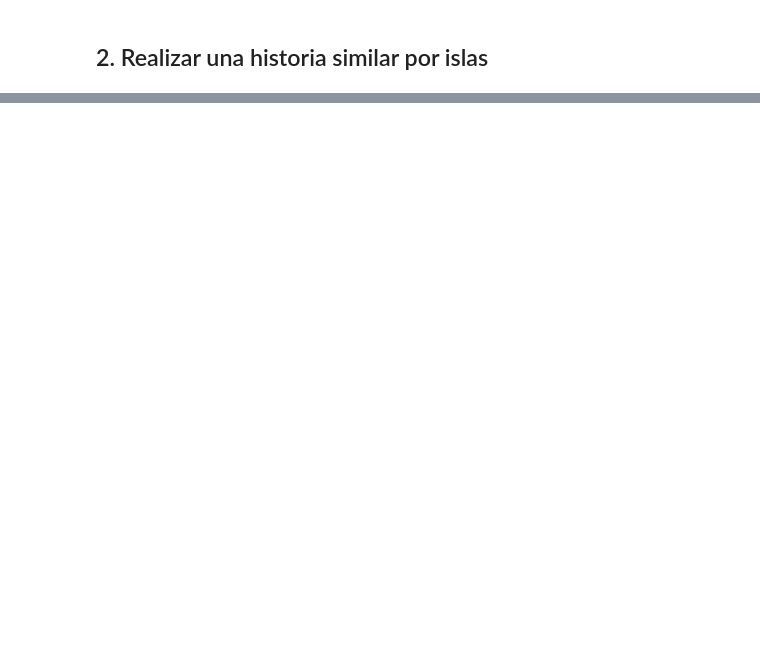
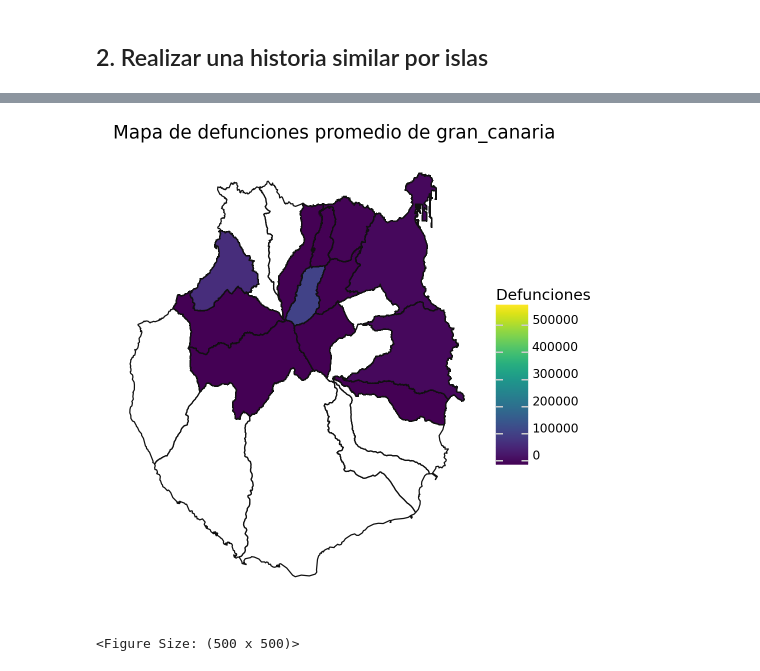
Before and after one commit to alu0101351773/VIS_practicas, a Jupyter notebook: src/jorge_cabrera_alu0101351773_comunicacion_efectiva.ipynb, the cells around one changed output, grey strips where cells are left out. Drawn from its saved outputs; the diff is of its cells as text; code cells hidden in the pictures; blank space fills up the shorter version.

```diff
--- a/src/jorge_cabrera_alu0101351773_comunicacion_efectiva.ipynb
+++ b/src/jorge_cabrera_alu0101351773_comunicacion_efectiva.ipynb
@@ -26,4 +31,14 @@ display(df)
 # %% [markdown]
 ## 2. Realizar una historia similar por islas
 # %%
-canary_islands = gp.read_file('../data/indicadores_poblacion_municipios.geojson')
+canary_islands = gp.read_file('../data/indicadores_poblacion_municipios.geojson').filter(
+    items = [
+        'indicadores_municipal_MUNICIPIO',
+        'label',
+        'indicadores_municipal_CUISLA',
+        'geometry'
+    ],
+    axis = 'columns'
+)
+
+display(canary_islands)
@@ -34,0 +59,13 @@ ggplot() + geom_map(canary_islands, fill = None)
+# %%
+summarized_df = canary_islands.merge(df, how = 'left', left_on = 'indicadores_municipal_MUNICIPIO', right_on = 'Municipio').filter([
+    'indicadores_municipal_MUNICIPIO',
+    'label',
+    'indicadores_municipal_CUISLA',
+    'Año',
+    'Defunciones',
+    'geometry'
+])
+
+summarized_df['Defunciones'] = summarized_df['Defunciones'].fillna(0)
+
+display(summarized_df)
@@ -34,0 +97,19 @@ ggplot() + geom_map(canary_islands, fill = None)
+# %%
+ISLAND = 'gran_canaria'
+
+(ggplot()
+    + geom_map(summarized_df.query(f'indicadores_municipal_CUISLA=="{cuisla_dictionary[ISLAND]}"'), fill = None)
+    + geom_map(summarized_df.query(f'indicadores_municipal_CUISLA=="{cuisla_dictionary[ISLAND]}" & Año==2018'), aes(fill='Defunciones'))
+    + labs(title = f'Mapa de defunciones promedio de {ISLAND}')
+    + theme(
+        figure_size = (5, 5),
+        panel_background = element_rect(fill = 'white'),
+        axis_text_x = element_blank(),
+        axis_text_y = element_blank(),
+        axis_ticks_major_x = element_blank(),
+        axis_ticks_major_y = element_blank()
+    )
+)
+# %% [output]
+[figure, added]
+<Figure Size: (500 x 500)>
```
Also changed, not shown: parts of 5 cells of this notebook.
